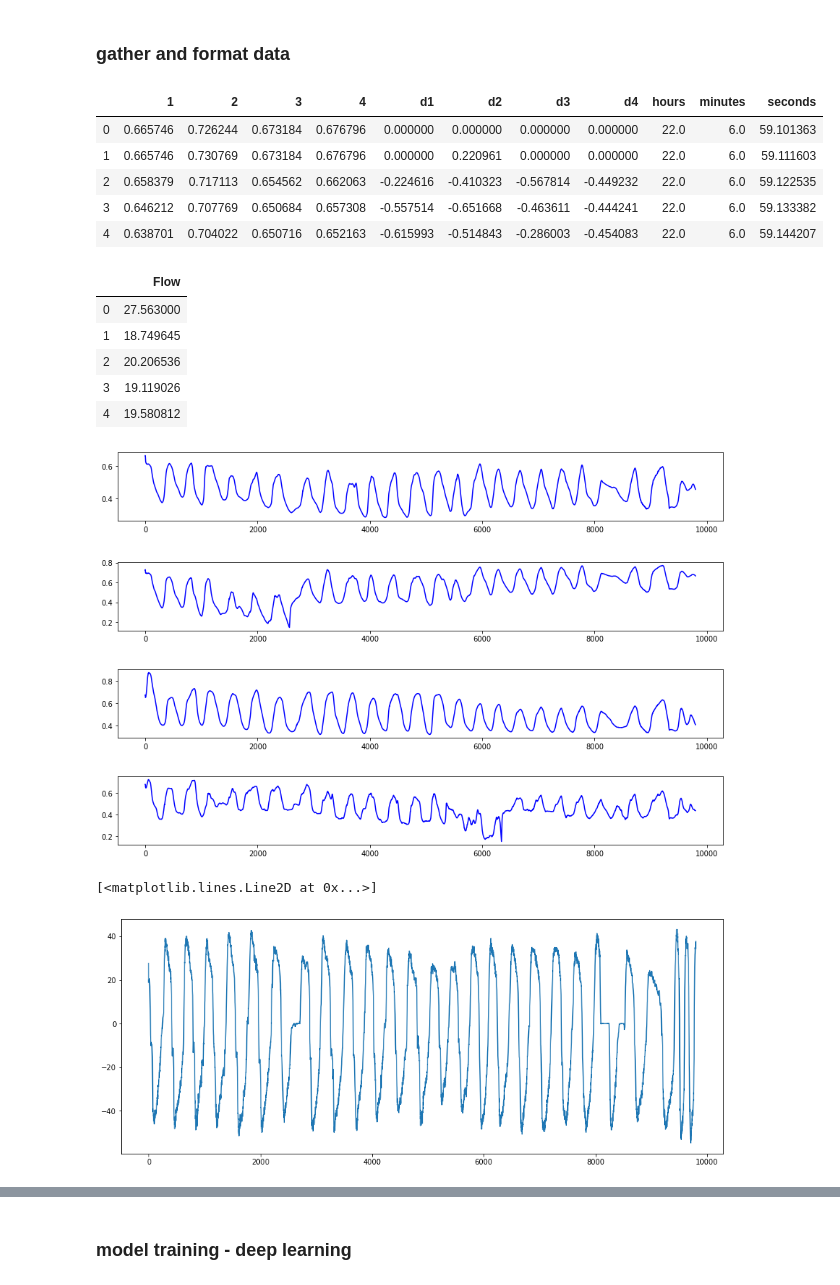
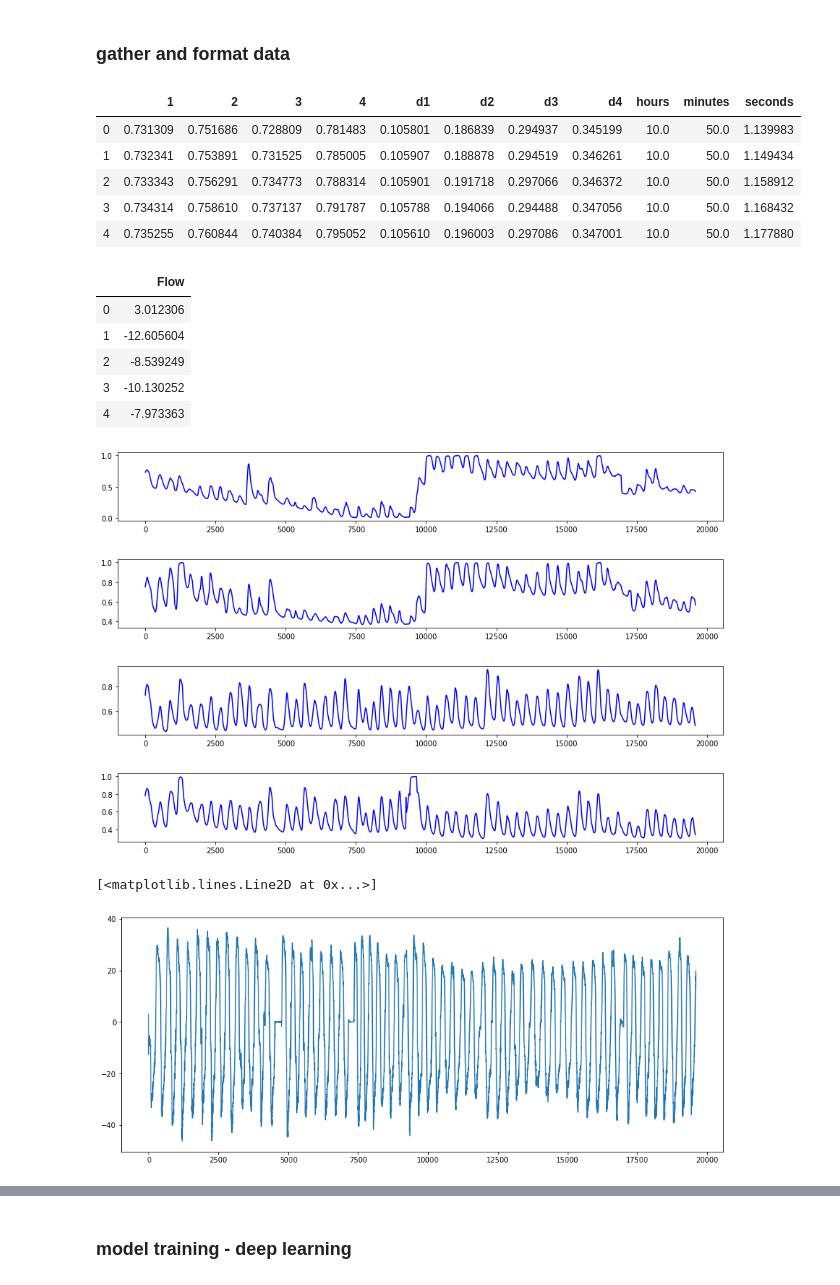
Before and after one commit to msfurr/coral_host, a Jupyter notebook: Jupyter_Notebooks/ModelTraining.ipynb, the cells around one changed output, grey strips where cells are left out. Drawn from its saved outputs; the diff is of its cells as text; code cells hidden in the pictures.

```diff
--- a/Jupyter_Notebooks/ModelTraining.ipynb
+++ b/Jupyter_Notebooks/ModelTraining.ipynb
@@ -3,44 +3,44 @@
 # %%
 import pandas as pd
 import seaborn as sns
 import numpy as np
 import matplotlib.pyplot as plt
 import time
 from sklearn.preprocessing import MinMaxScaler
 from sklearn.metrics import accuracy_score
 from sklearn.metrics import confusion_matrix
 import tensorflow as tf
 from tensorflow.contrib.tensor_forest.python import tensor_forest
 from tensorflow.python.ops import resources
 from sklearn.model_selection import train_test_split
 from sklearn.metrics import classification_report,confusion_matrix
 from sklearn.preprocessing import StandardScaler
 from tensorflow import keras
 import h5py
 
-df = pd.read_csv('sensor_walking_5.csv')
+df = pd.read_csv('sensors_walking.csv')
 df.columns = ['1', '2', '3', '4', 'd1', 'd2', 'd3', 'd4', 'hours', 'minutes', 'seconds']
 
-flow = pd.read_csv('flow_walking_5.csv')
+flow = pd.read_csv('flow_walking.csv')
 flow.columns = ['Flow']
 
 df.head()
 # %% [output]
 |  | 1 | 2 | 3 | 4 | d1 | d2 | d3 | d4 | hours | minutes | seconds |
-| 0 | 0.665746 | 0.726244 | 0.673184 | 0.676796 | 0.000000 | 0.000000 | 0.000000 | 0.000000 | 22.0 | 6.0 | 59.101363 |
-| 1 | 0.665746 | 0.730769 | 0.673184 | 0.676796 | 0.000000 | 0.220961 | 0.000000 | 0.000000 | 22.0 | 6.0 | 59.111603 |
-| 2 | 0.658379 | 0.717113 | 0.654562 | 0.662063 | -0.224616 | -0.410323 | -0.567814 | -0.449232 | 22.0 | 6.0 | 59.122535 |
-| 3 | 0.646212 | 0.707769 | 0.650684 | 0.657308 | -0.557514 | -0.651668 | -0.463611 | -0.444241 | 22.0 | 6.0 | 59.133382 |
-| 4 | 0.638701 | 0.704022 | 0.650716 | 0.652163 | -0.615993 | -0.514843 | -0.286003 | -0.454083 | 22.0 | 6.0 | 59.144207 |
+| 0 | 0.731309 | 0.751686 | 0.728809 | 0.781483 | 0.105801 | 0.186839 | 0.294937 | 0.345199 | 10.0 | 50.0 | 1.139983 |
+| 1 | 0.732341 | 0.753891 | 0.731525 | 0.785005 | 0.105907 | 0.188878 | 0.294519 | 0.346261 | 10.0 | 50.0 | 1.149434 |
+| 2 | 0.733343 | 0.756291 | 0.734773 | 0.788314 | 0.105901 | 0.191718 | 0.297066 | 0.346372 | 10.0 | 50.0 | 1.158912 |
+| 3 | 0.734314 | 0.758610 | 0.737137 | 0.791787 | 0.105788 | 0.194066 | 0.294488 | 0.347056 | 10.0 | 50.0 | 1.168432 |
+| 4 | 0.735255 | 0.760844 | 0.740384 | 0.795052 | 0.105610 | 0.196003 | 0.297086 | 0.347001 | 10.0 | 50.0 | 1.177880 |
 # %%
 flow.head()
 # %% [output]
 |  | Flow |
-| 0 | 27.563000 |
-| 1 | 18.749645 |
-| 2 | 20.206536 |
-| 3 | 19.119026 |
-| 4 | 19.580812 |
+| 0 | 3.012306 |
+| 1 | -12.605604 |
+| 2 | -8.539249 |
+| 3 | -10.130252 |
+| 4 | -7.973363 |
 # %%
 def movingAvg(Class, windowSize):
     """
@@ -124,16 +124,16 @@ plt.subplot(4,1,4)
 plt.plot(x, df['4'], 'b')
 plt.show()
 # %% [output]
-[figure, old version]
+[figure, new version]
-[figure, old version]
+[figure, new version]
-[figure, old version]
+[figure, new version]
-[figure, old version]
+[figure, new version]
 # %%
 fig = plt.figure(figsize = (15, 6))
 plt.plot(flow['Flow'])
 # %% [output]
 [<matplotlib.lines.Line2D at 0x...>]
-[figure, old version]
+[figure, new version]
 # %%
 flow['a'] = (flow['Flow'] / 200) - 0.5
 fig = plt.figure(figsize = (15, 6))
```
Also changed, not shown: parts of 23 cells of this notebook, 18 other files.
